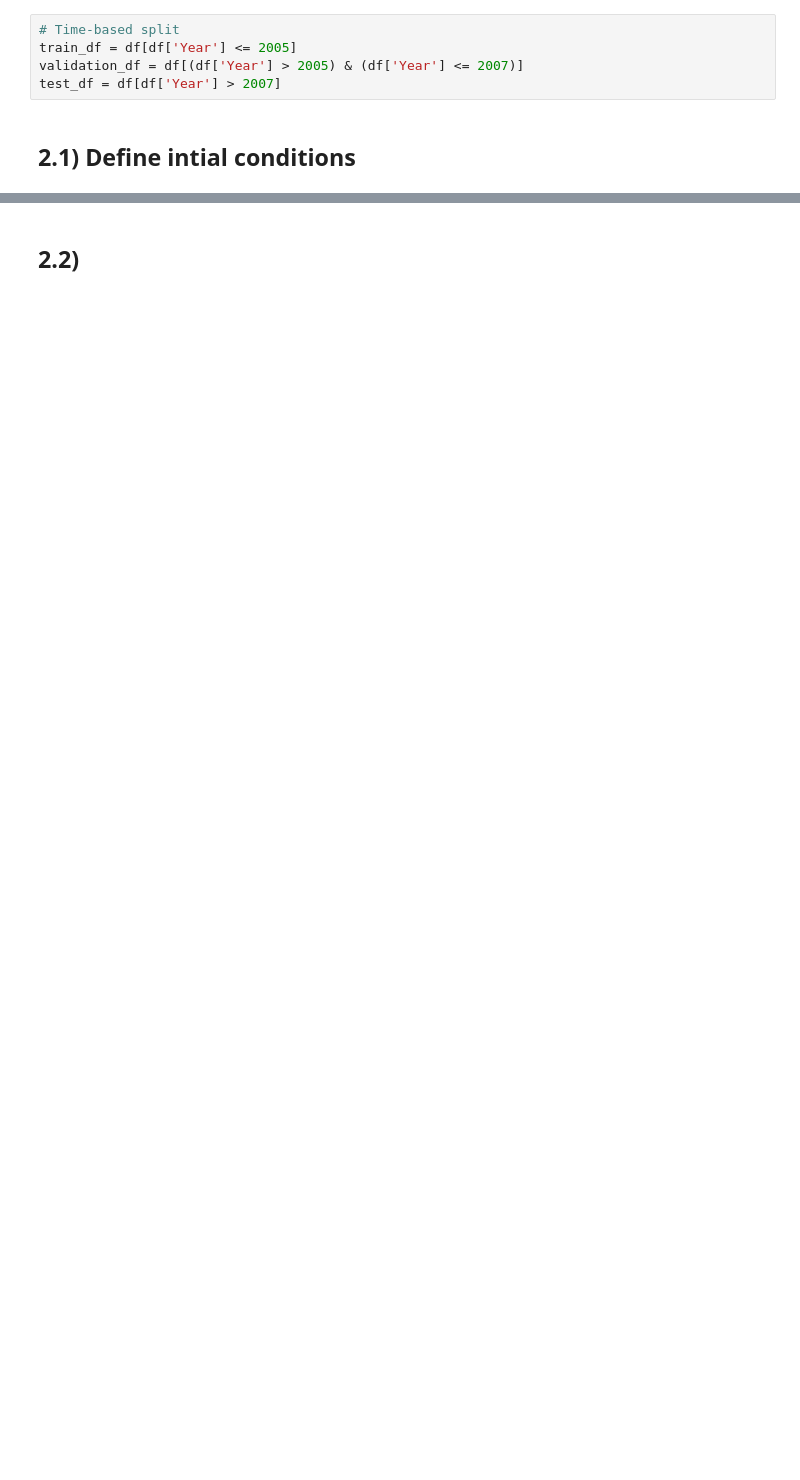
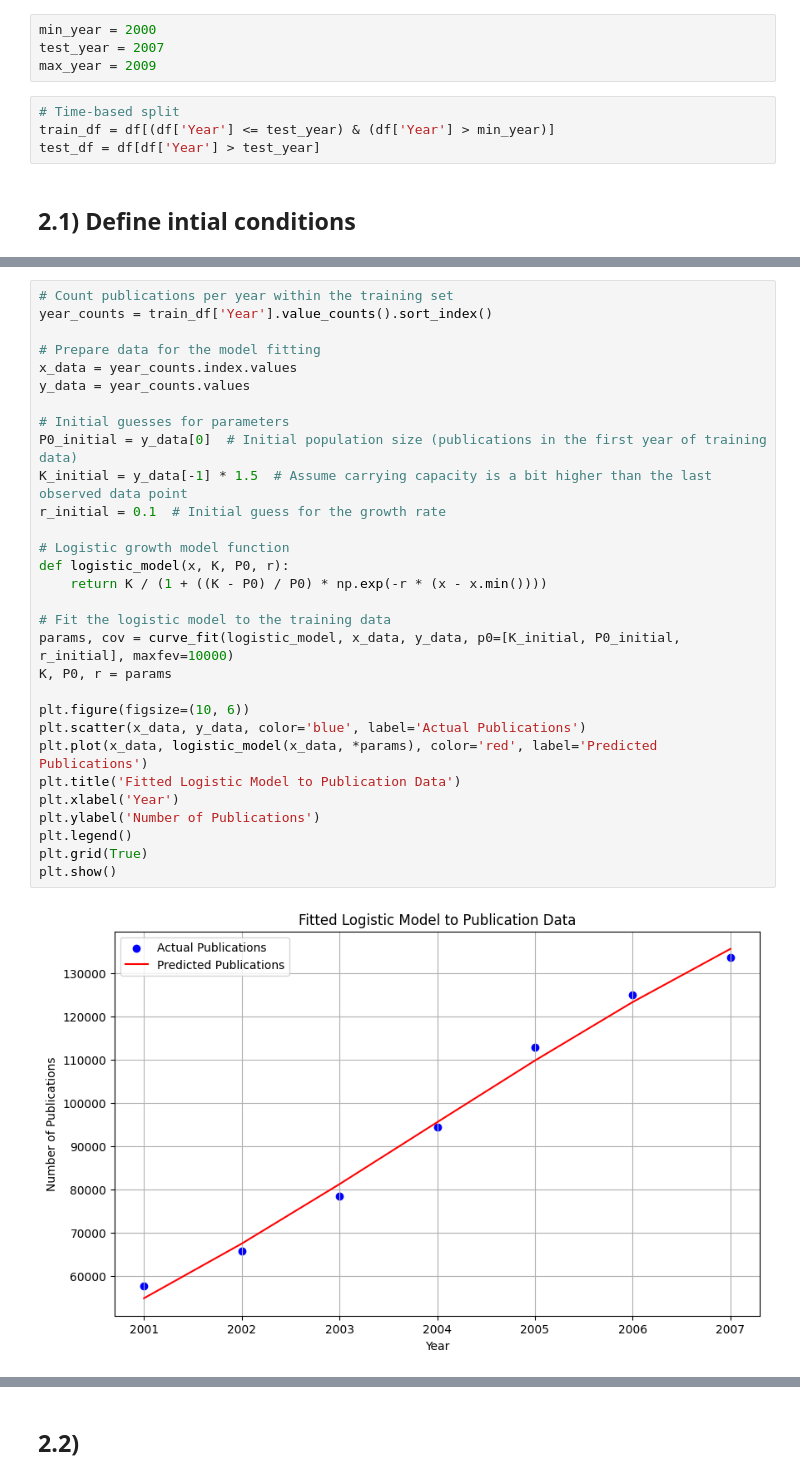
Before and after one commit to MattHAndrews/115, a Jupyter notebook: testv2 copy.ipynb, the cells around one changed output, grey strips where cells are left out. Cells and saved outputs as stored; diff of their text form; blank space fills up the shorter version.

```diff
--- a/testv2 copy.ipynb
+++ b/testv2 copy.ipynb
@@ -138,10 +190,13 @@ df["PENDING"] = False
 # %%
 # Reset index
 df = df.sample(frac=1).reset_index(drop=True)
+# %%
+min_year = 2000
+test_year = 2007
+max_year = 2009
 # %%
 # Time-based split
-train_df = df[df['Year'] <= 2005]
-validation_df = df[(df['Year'] > 2005) & (df['Year'] <= 2007)]
-test_df = df[df['Year'] > 2007]
+train_df = df[(df['Year'] <= test_year) & (df['Year'] > min_year)]
+test_df = df[df['Year'] > test_year]
 # %% [markdown]
 ## 2.1) Define intial conditions
@@ -151,0 +203,32 @@ test_df = df[df['Year'] > 2007]
+# %%
+# Count publications per year within the training set
+year_counts = train_df['Year'].value_counts().sort_index()
+
+# Prepare data for the model fitting
+x_data = year_counts.index.values
+y_data = year_counts.values
+
+# Initial guesses for parameters
+P0_initial = y_data[0]  # Initial population size (publications in the first year of training data)
+K_initial = y_data[-1] * 1.5  # Assume carrying capacity is a bit higher than the last observed data point
+r_initial = 0.1  # Initial guess for the growth rate
+
+# Logistic growth model function
+def logistic_model(x, K, P0, r):
+    return K / (1 + ((K - P0) / P0) * np.exp(-r * (x - x.min())))
+
+# Fit the logistic model to the training data
+params, cov = curve_fit(logistic_model, x_data, y_data, p0=[K_initial, P0_initial, r_initial], maxfev=10000)
+K, P0, r = params
+
+plt.figure(figsize=(10, 6))
+plt.scatter(x_data, y_data, color='blue', label='Actual Publications')
+plt.plot(x_data, logistic_model(x_data, *params), color='red', label='Predicted Publications')
+plt.title('Fitted Logistic Model to Publication Data')
+plt.xlabel('Year')
+plt.ylabel('Number of Publications')
+plt.legend()
+plt.grid(True)
+plt.show()
+# %% [output]
+[figure, added]
```
Also changed, not shown: parts of 17 cells of this notebook.
